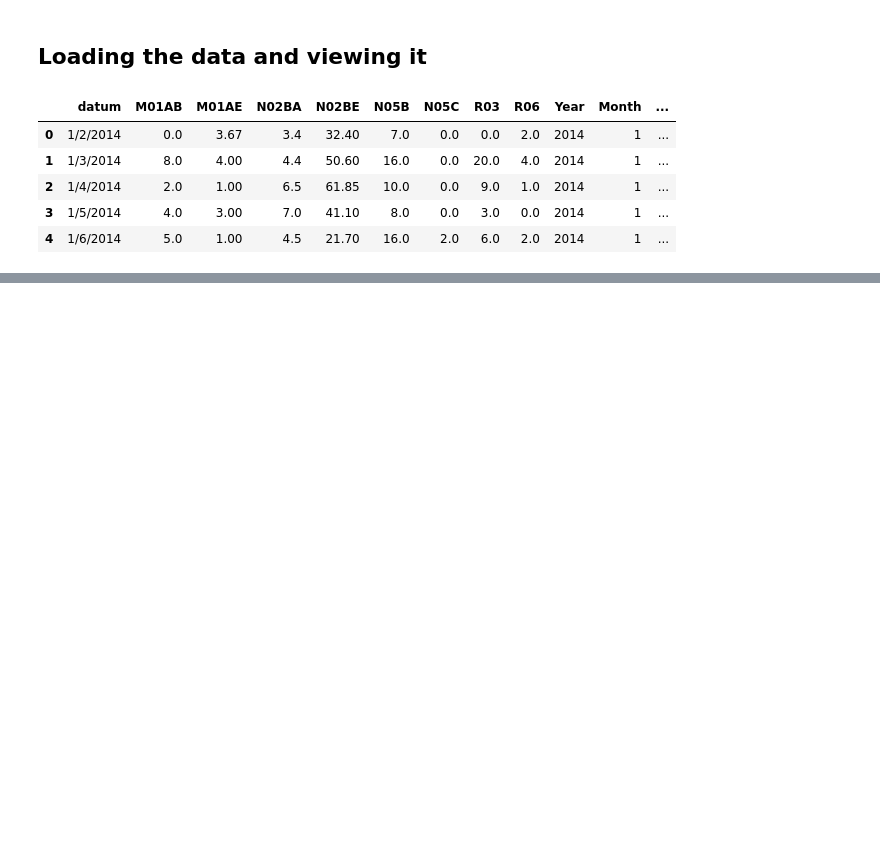
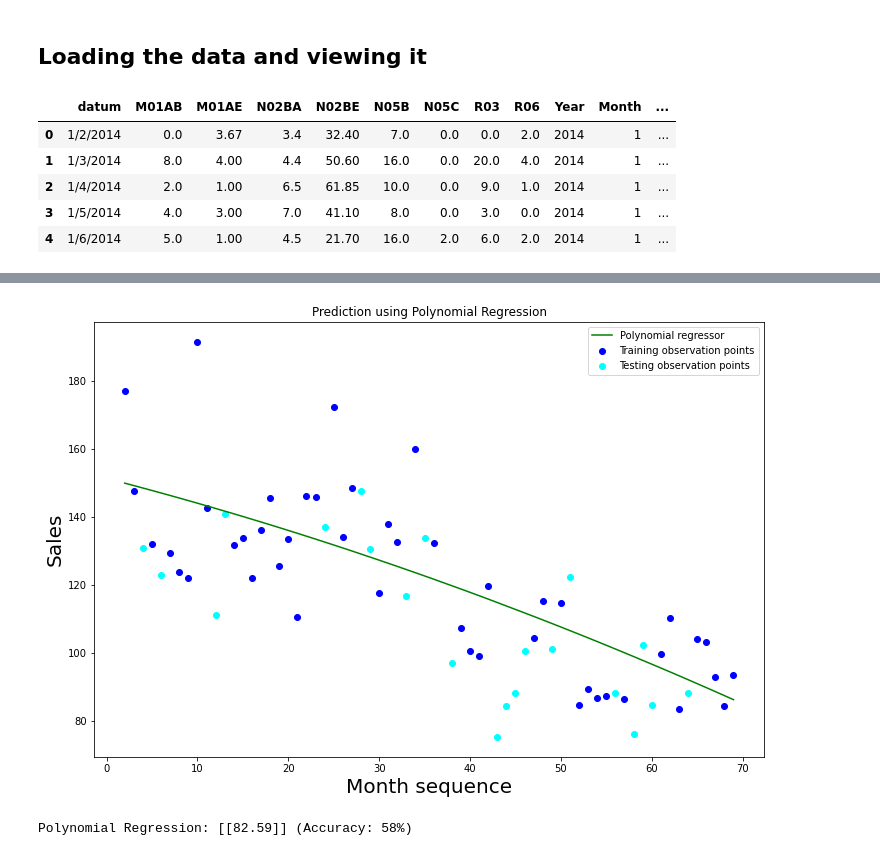
Before and after one commit to Desmondonam/pharmaceutical-prediction, a Jupyter notebook: Notebooks/Analyzing Pharmaceutical sales data.ipynb, the cells around one changed output, grey strips where cells are left out. Saved outputs shown, nothing was run; the diff lists cells and outputs as text; code cells hidden in the pictures; blank space fills up the shorter version.

```diff
--- a/Notebooks/Analyzing Pharmaceutical sales data.ipynb
+++ b/Notebooks/Analyzing Pharmaceutical sales data.ipynb
@@ -51,0 +334,8 @@ df.head()
+# %%
+# POLYNOMIAL REGRESSION
+polynomialResult = predictPolynomialRegression(X_train, y_train, X_test, y_test)
+polynomial_regressor = polynomialResult['regressor']
+regValues['Polynomial'] = round(polynomialResult['values'][0][0])
+# %% [output]
+[figure, added]
+Polynomial Regression: [[82.59]] (Accuracy: 58%)
```
Also changed, not shown: parts of 37 cells of this notebook.
